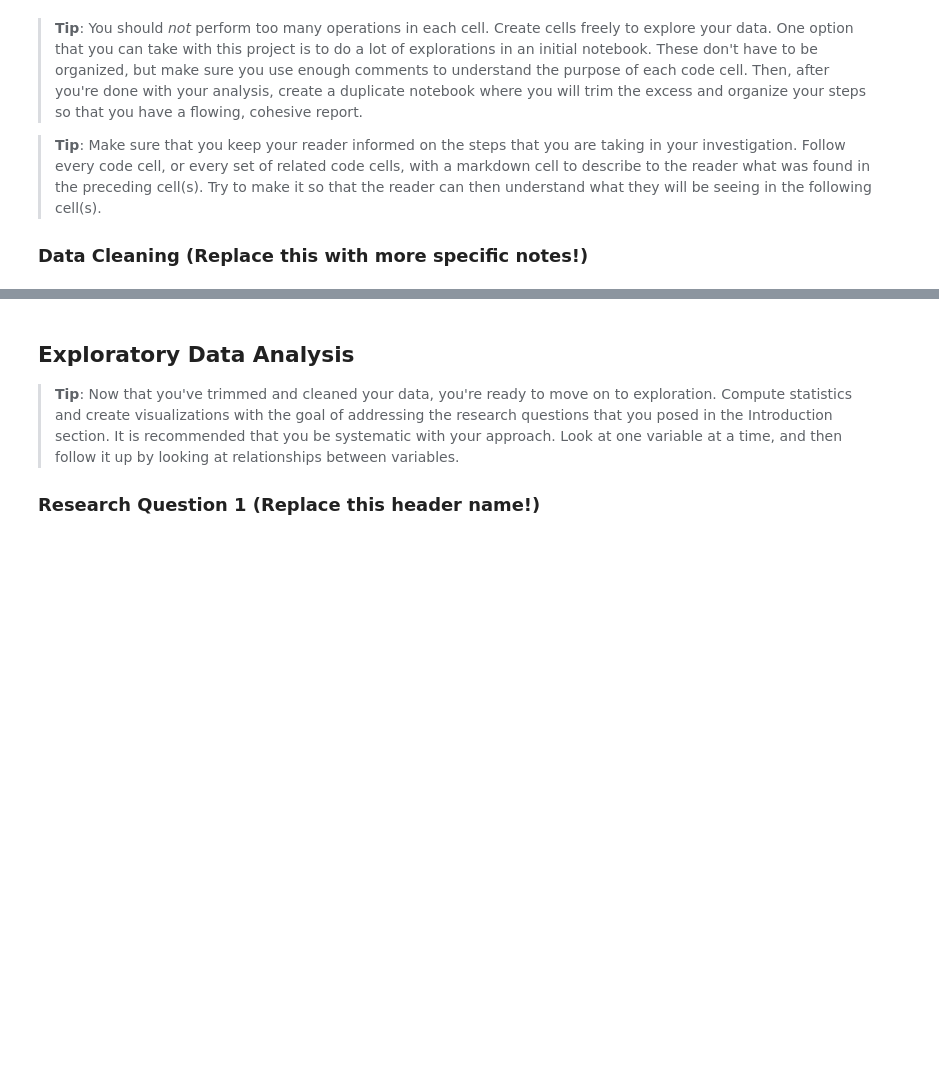
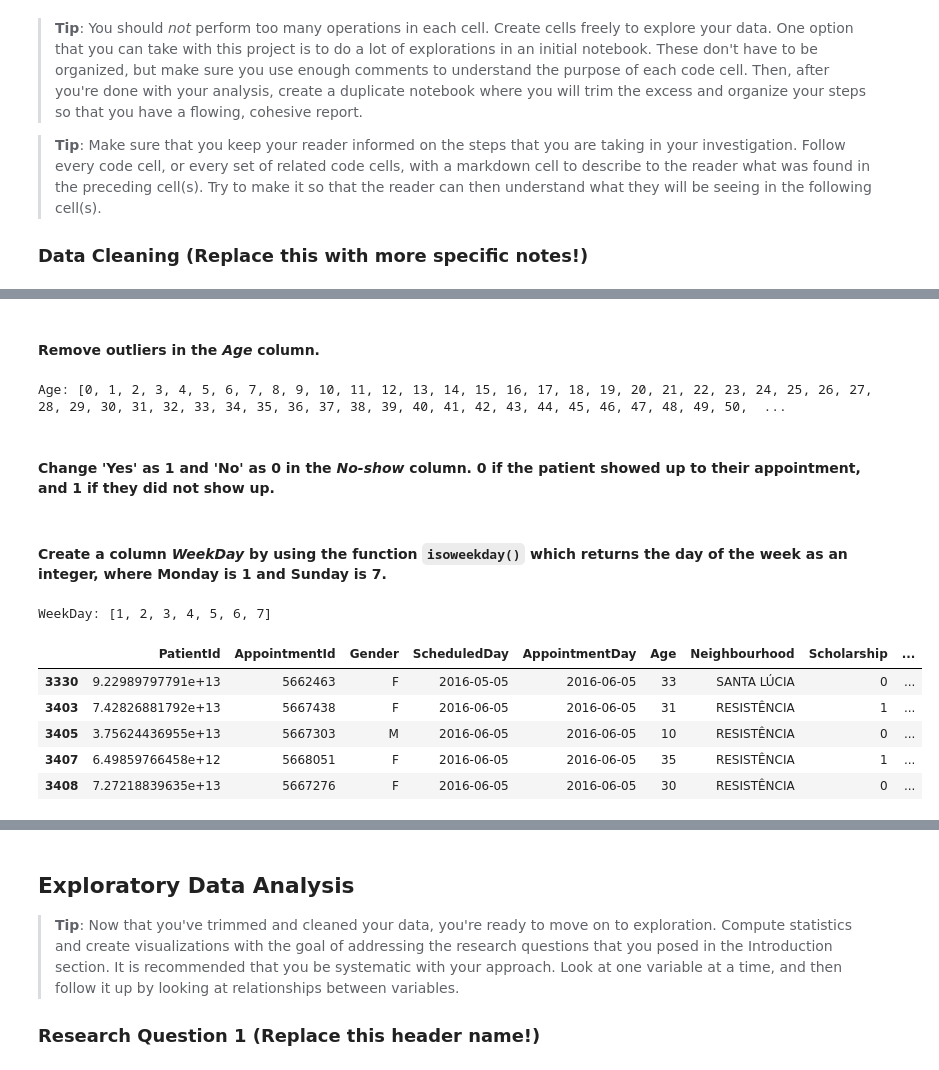
Before and after one commit to yagmurdalman/investigate-a-data-set, a Jupyter notebook: no_show_appointments.ipynb, the cells around one changed output, grey strips where cells are left out. Saved outputs shown, nothing was run; the diff lists cells and outputs as text; code cells hidden in the pictures; blank space fills up the shorter version.

```diff
--- a/no_show_appointments.ipynb
+++ b/no_show_appointments.ipynb
@@ -106,0 +194,9 @@ df.duplicated().sum()
+# %% [markdown]
+#### Remove outliers in the *Age* column.
+# %%
+df = df[(df.Age >= 0) & (df.Age <= 95)]
+print('Age:',sorted(df.Age.unique()))
+# %% [output]
+Age: [0, 1, 2, 3, 4, 5, 6, 7, 8, 9, 10, 11, 12, 13, 14, 15, 16, 17, 18, 19, 20, 21, 22, 23, 24, 25, 26, 27, 28, 29, 30, 31, 32, 33, 34, 35, 36, 37, 38, 39, 40, 41, 42, 43, 44, 45, 46, 47, 48, 49, 50,  ...
+# %% [markdown]
+#### Change 'Yes' as 1 and 'No' as 0 in the *No-show* column. 0 if the patient showed up to their appointment, and 1 if they did not show up.
@@ -106,0 +205,16 @@ df.duplicated().sum()
+# %% [markdown]
+#### Create a column *WeekDay* by using the function  `isoweekday()` which returns the day of the week as an integer, where Monday is 1 and Sunday is 7.
+# %%
+df['WeekDay'] = pd.to_datetime(df['AppointmentDay']).apply(lambda x: x.isoweekday())
+print('WeekDay:',sorted(df.WeekDay.unique()))
+# %% [output]
+WeekDay: [1, 2, 3, 4, 5, 6, 7]
+# %%
+df.query(' WeekDay == 7').head()
+# %% [output]
+|  | PatientId | AppointmentId | Gender | ScheduledDay | AppointmentDay | Age | Neighbourhood | Scholarship | ... |
+| 3330 | 9.22989797791e+13 | 5662463 | F | 2016-05-05 | 2016-06-05 | 33 | SANTA LÚCIA | 0 | ... |
+| 3403 | 7.42826881792e+13 | 5667438 | F | 2016-06-05 | 2016-06-05 | 31 | RESISTÊNCIA | 1 | ... |
+| 3405 | 3.75624436955e+13 | 5667303 | M | 2016-06-05 | 2016-06-05 | 10 | RESISTÊNCIA | 0 | ... |
+| 3407 | 6.49859766458e+12 | 5668051 | F | 2016-06-05 | 2016-06-05 | 35 | RESISTÊNCIA | 1 | ... |
+| 3408 | 7.27218839635e+13 | 5667276 | F | 2016-06-05 | 2016-06-05 | 30 | RESISTÊNCIA | 0 | ... |
```
Also changed, not shown: parts of 21 cells of this notebook.
